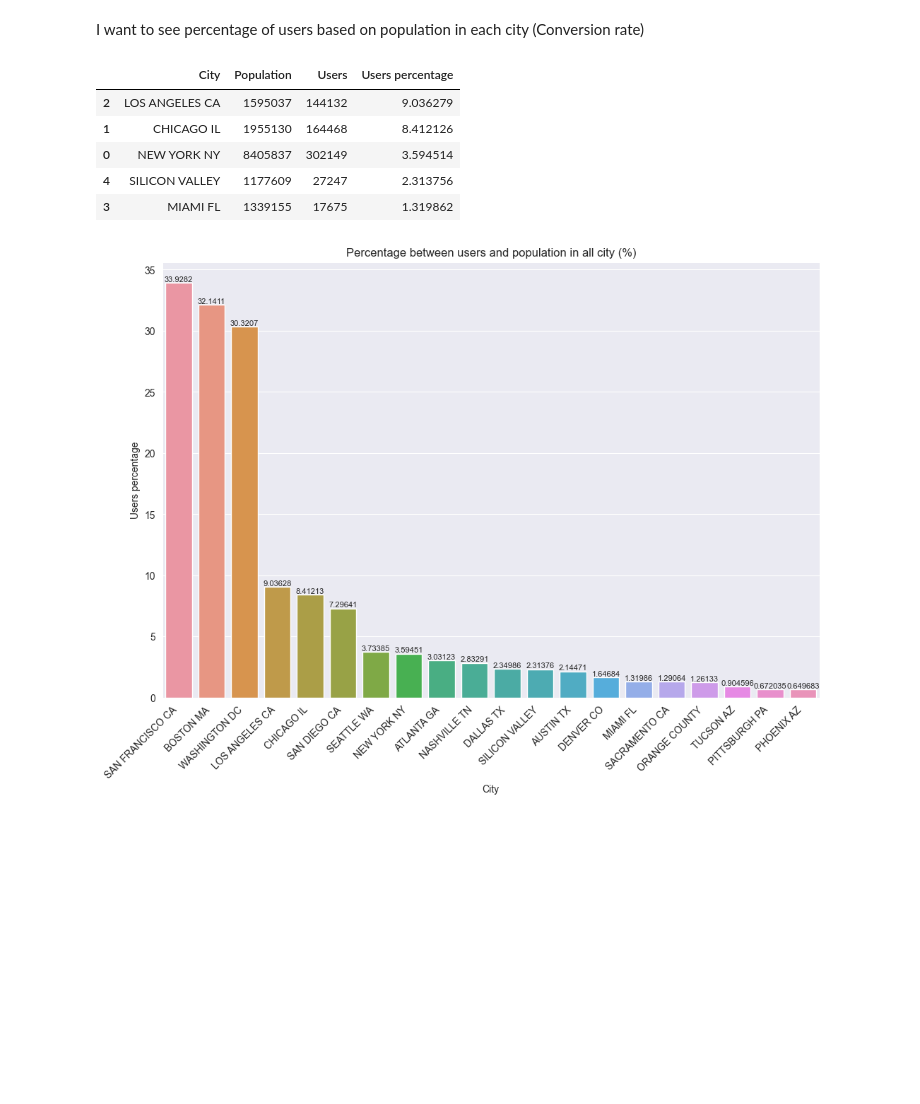
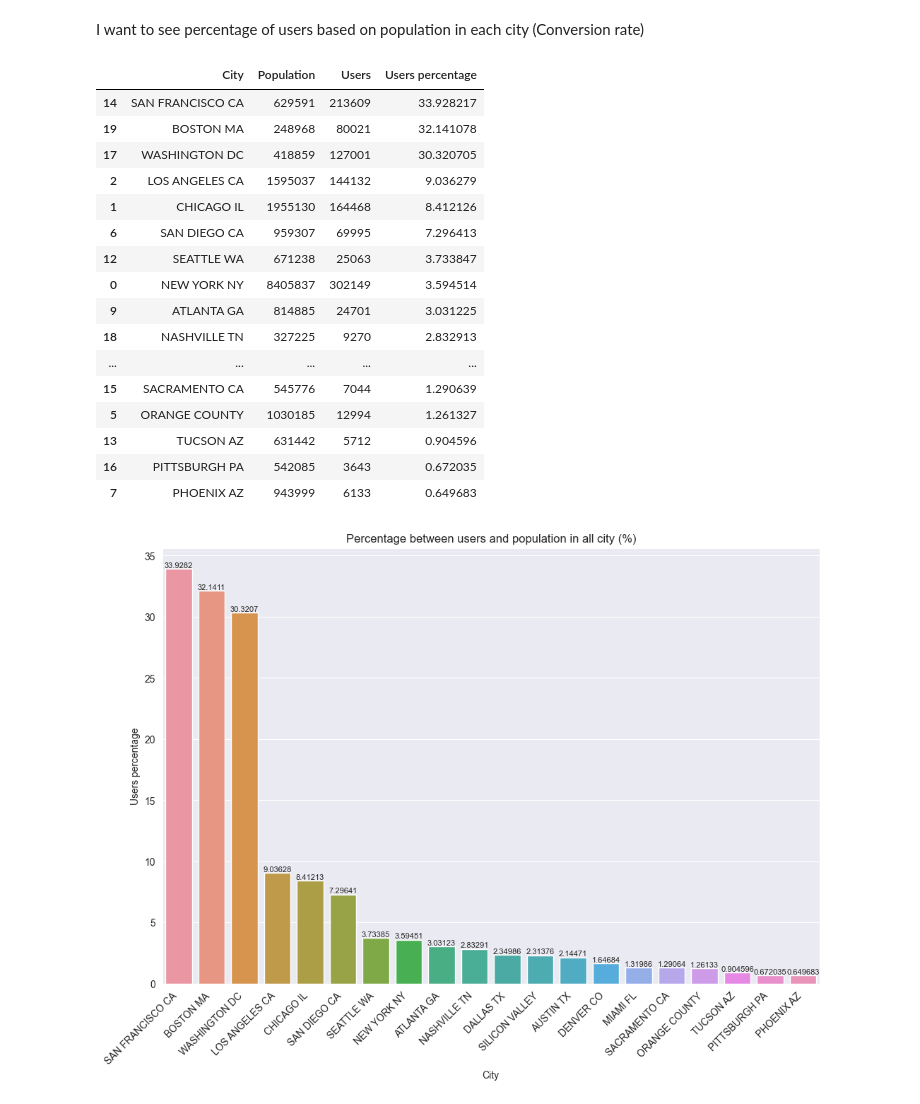
Before and after one commit to MuhammadNurilHuda/G2M-Cab-Investment, a Jupyter notebook: Data Preparation.ipynb, the cells around one changed output. Cells and saved outputs as stored; diff of their text form; code cells hidden in the pictures; blank space fills up the shorter version.

```diff
--- a/Data Preparation.ipynb
+++ b/Data Preparation.ipynb
@@ -517,12 +520,23 @@ plt.show()
 I want to see percentage of users based on population in each city (Conversion rate)
 # %%
 city['Users percentage'] = (city['Users'] / city['Population']) * 100
-city.head().sort_values(by='Users percentage', ascending=False)
+city.head(20).sort_values(by='Users percentage', ascending=False)
 # %% [output]
 |  | City | Population | Users | Users percentage |
+| 14 | SAN FRANCISCO CA | 629591 | 213609 | 33.928217 |
+| 19 | BOSTON MA | 248968 | 80021 | 32.141078 |
+| 17 | WASHINGTON DC | 418859 | 127001 | 30.320705 |
 | 2 | LOS ANGELES CA | 1595037 | 144132 | 9.036279 |
 | 1 | CHICAGO IL | 1955130 | 164468 | 8.412126 |
+| 6 | SAN DIEGO CA | 959307 | 69995 | 7.296413 |
+| 12 | SEATTLE WA | 671238 | 25063 | 3.733847 |
 | 0 | NEW YORK NY | 8405837 | 302149 | 3.594514 |
-| 4 | SILICON VALLEY | 1177609 | 27247 | 2.313756 |
-| 3 | MIAMI FL | 1339155 | 17675 | 1.319862 |
+| 9 | ATLANTA GA | 814885 | 24701 | 3.031225 |
+| 18 | NASHVILLE TN | 327225 | 9270 | 2.832913 |
+| ... | ... | ... | ... | ... |
+| 15 | SACRAMENTO CA | 545776 | 7044 | 1.290639 |
+| 5 | ORANGE COUNTY | 1030185 | 12994 | 1.261327 |
+| 13 | TUCSON AZ | 631442 | 5712 | 0.904596 |
+| 16 | PITTSBURGH PA | 542085 | 3643 | 0.672035 |
+| 7 | PHOENIX AZ | 943999 | 6133 | 0.649683 |
 # %%
```
Also changed, not shown: parts of 26 cells of this notebook.
